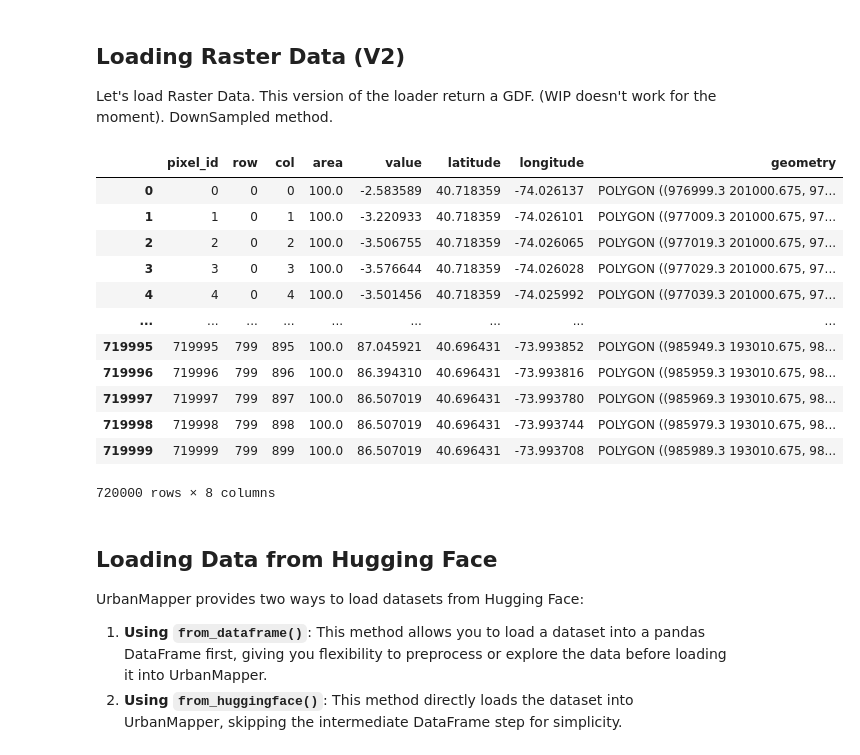
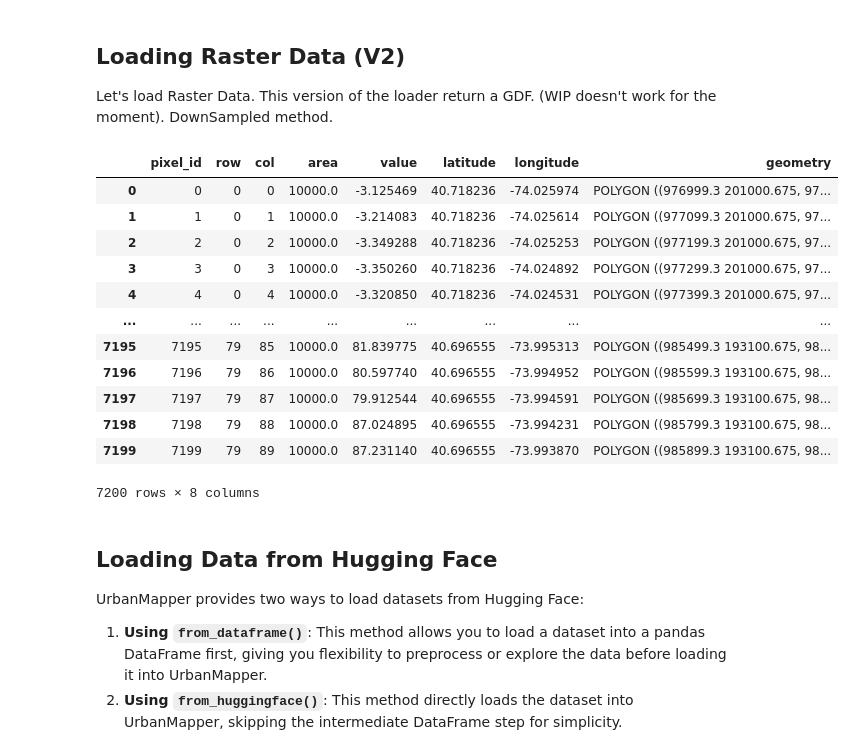
Before and after one commit to VIDA-NYU/UrbanMapper, a Jupyter notebook: examples/1-Per-Module/1-loader.ipynb, the cells around one changed output. Saved outputs shown, nothing was run; the diff lists cells and outputs as text; code cells hidden in the pictures.

```diff
--- a/examples/1-Per-Module/1-loader.ipynb
+++ b/examples/1-Per-Module/1-loader.ipynb
@@ -133,38 +133,36 @@ The autoreload extension is already loaded. To reload it, use:
 
 Let's load Raster Data. This version of the loader return a GDF. (WIP doesn't work for the moment). DownSampled method.
 # %%
-%load_ext autoreload
-%autoreload 2
 
 import urban_mapper as um
 
 # Start up UrbanMapper
 mapper = um.UrbanMapper()
 
 rst_loader = (
     mapper
     .loader # From the loader module
     .from_file("../../src/urban_mapper/modules/loader/tests/data/lower_manhattan_dem.tif") # To update with your own path
-    .with_options(block_size = 25) #Possibility of choosing the resolution (fixe at 10 by defaut)
+    .with_options(block_size = 100) #Possibility of choosing the resolution (fixe at 10 by defaut)
 )
 
 gdf = rst_loader.load() # Load the data and create a geodataframe's instance
 
 gdf
 # %% [output]
 |  | pixel_id | row | col | area | value | latitude | longitude | geometry |
-| 0 | 0 | 0 | 0 | 100.0 | -2.583589 | 40.718359 | -74.026137 | POLYGON ((976999.3 201000.675, 97... |
-| 1 | 1 | 0 | 1 | 100.0 | -3.220933 | 40.718359 | -74.026101 | POLYGON ((977009.3 201000.675, 97... |
-| 2 | 2 | 0 | 2 | 100.0 | -3.506755 | 40.718359 | -74.026065 | POLYGON ((977019.3 201000.675, 97... |
-| 3 | 3 | 0 | 3 | 100.0 | -3.576644 | 40.718359 | -74.026028 | POLYGON ((977029.3 201000.675, 97... |
-| 4 | 4 | 0 | 4 | 100.0 | -3.501456 | 40.718359 | -74.025992 | POLYGON ((977039.3 201000.675, 97... |
+| 0 | 0 | 0 | 0 | 10000.0 | -3.125469 | 40.718236 | -74.025974 | POLYGON ((976999.3 201000.675, 97... |
+| 1 | 1 | 0 | 1 | 10000.0 | -3.214083 | 40.718236 | -74.025614 | POLYGON ((977099.3 201000.675, 97... |
+| 2 | 2 | 0 | 2 | 10000.0 | -3.349288 | 40.718236 | -74.025253 | POLYGON ((977199.3 201000.675, 97... |
+| 3 | 3 | 0 | 3 | 10000.0 | -3.350260 | 40.718236 | -74.024892 | POLYGON ((977299.3 201000.675, 97... |
+| 4 | 4 | 0 | 4 | 10000.0 | -3.320850 | 40.718236 | -74.024531 | POLYGON ((977399.3 201000.675, 97... |
 | ... | ... | ... | ... | ... | ... | ... | ... | ... |
-| 719995 | 719995 | 799 | 895 | 100.0 | 87.045921 | 40.696431 | -73.993852 | POLYGON ((985949.3 193010.675, 98... |
-| 719996 | 719996 | 799 | 896 | 100.0 | 86.394310 | 40.696431 | -73.993816 | POLYGON ((985959.3 193010.675, 98... |
-| 719997 | 719997 | 799 | 897 | 100.0 | 86.507019 | 40.696431 | -73.993780 | POLYGON ((985969.3 193010.675, 98... |
-| 719998 | 719998 | 799 | 898 | 100.0 | 86.507019 | 40.696431 | -73.993744 | POLYGON ((985979.3 193010.675, 98... |
-| 719999 | 719999 | 799 | 899 | 100.0 | 86.507019 | 40.696431 | -73.993708 | POLYGON ((985989.3 193010.675, 98... |
+| 7195 | 7195 | 79 | 85 | 10000.0 | 81.839775 | 40.696555 | -73.995313 | POLYGON ((985499.3 193100.675, 98... |
+| 7196 | 7196 | 79 | 86 | 10000.0 | 80.597740 | 40.696555 | -73.994952 | POLYGON ((985599.3 193100.675, 98... |
+| 7197 | 7197 | 79 | 87 | 10000.0 | 79.912544 | 40.696555 | -73.994591 | POLYGON ((985699.3 193100.675, 98... |
+| 7198 | 7198 | 79 | 88 | 10000.0 | 87.024895 | 40.696555 | -73.994231 | POLYGON ((985799.3 193100.675, 98... |
+| 7199 | 7199 | 79 | 89 | 10000.0 | 87.231140 | 40.696555 | -73.993870 | POLYGON ((985899.3 193100.675, 98... |
-720000 rows × 8 columns
+7200 rows × 8 columns
 # %% [markdown]
 ## Loading Data from Hugging Face
 
```
Also changed, not shown: 1 other file.
